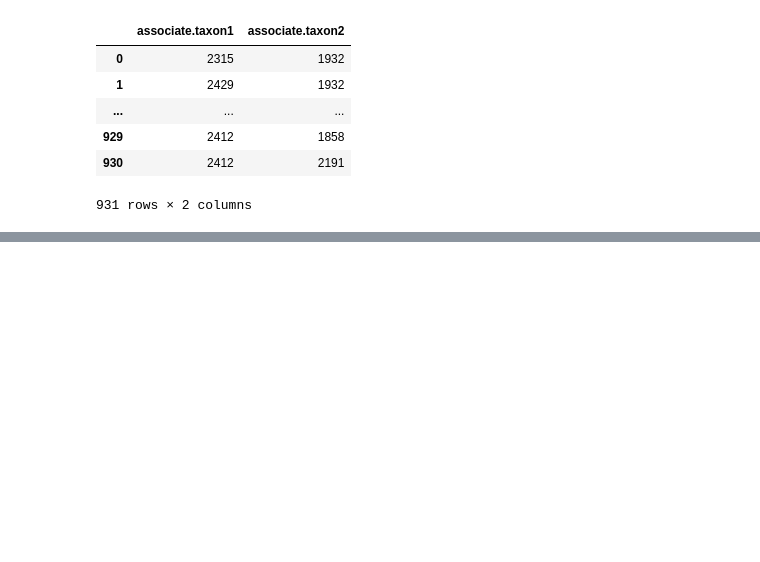
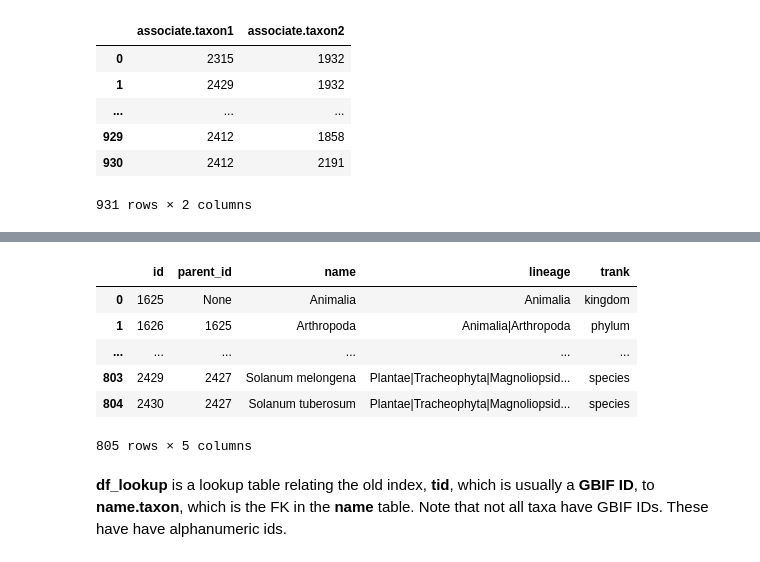
Before and after one commit to aubreymoore/playpen, a Jupyter notebook: dataprep.ipynb, the cells around one changed output, grey strips where cells are left out. Saved outputs shown, nothing was run; the diff lists cells and outputs as text; code cells hidden in the pictures; blank space fills up the shorter version.

```diff
--- a/dataprep.ipynb
+++ b/dataprep.ipynb
@@ -82,0 +137,12 @@ df
+# %%
+df_taxon
+# %% [output]
+|  | id | parent_id | name | lineage | trank |
+| 0 | 1625 | None | Animalia | Animalia | kingdom |
+| 1 | 1626 | 1625 | Arthropoda | Animalia|Arthropoda | phylum |
+| ... | ... | ... | ... | ... | ... |
+| 803 | 2429 | 2427 | Solanum melongena | Plantae|Tracheophyta|Magnoliopsid... | species |
+| 804 | 2430 | 2427 | Solanum tuberosum | Plantae|Tracheophyta|Magnoliopsid... | species |
+805 rows × 5 columns
+# %% [markdown]
+ **df_lookup** is a lookup table relating the old index, **tid**, which is usually a **GBIF ID**, to **name.taxon**, which is the FK in the **name** table. Note that not all taxa have GBIF IDs. These have have alphanumeric ids.
```
Also changed, not shown: parts of 15 cells of this notebook, 9 other files.
